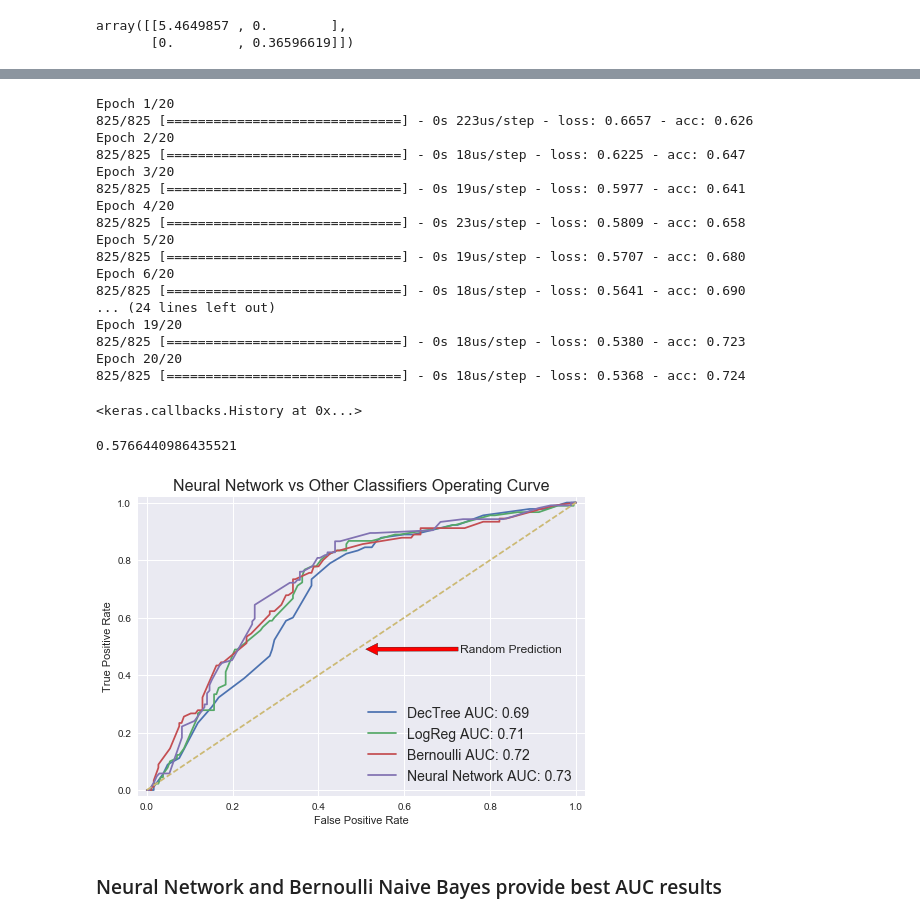
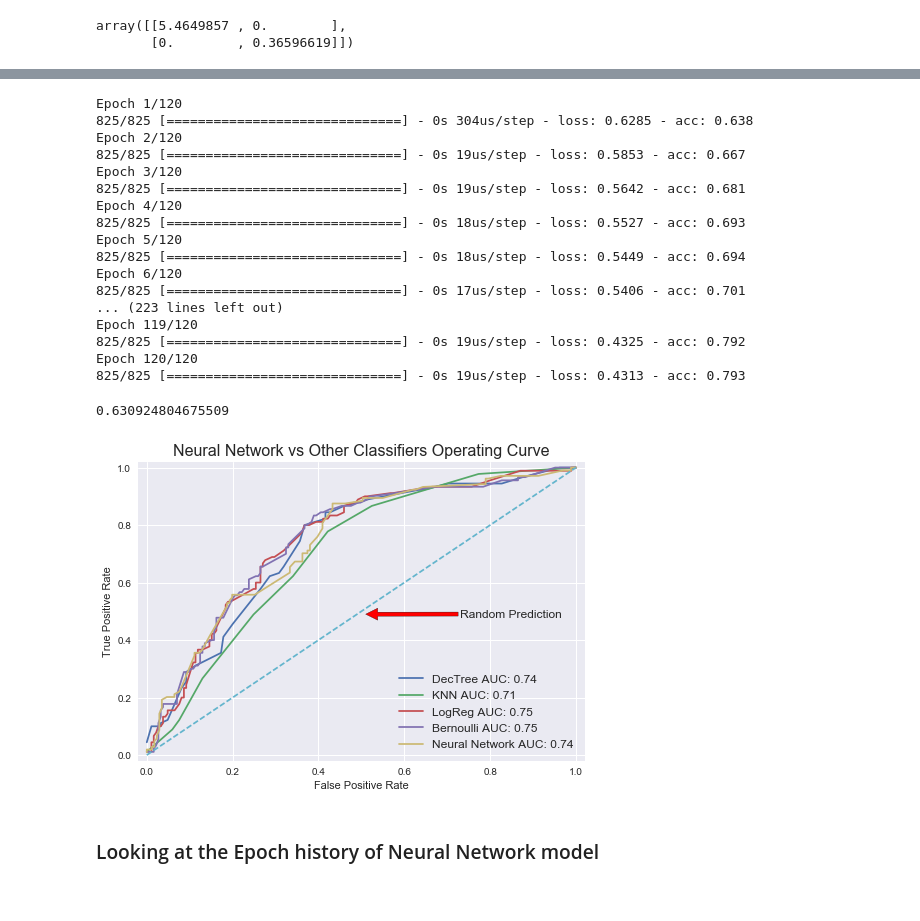
Before and after one commit to MichaelNormandyGavin/AutismScreening, a Jupyter notebook: Analysis.ipynb, the cells around one changed output, grey strips where cells are left out. Cells and saved outputs as stored; diff of their text form; code cells hidden in the pictures.

```diff
--- a/Analysis.ipynb
+++ b/Analysis.ipynb
@@ -405,3 +382,7 @@ knn.score(X_train,y_train)
+# %%
+knn_pred_proba = knn.predict_proba(X_test)
+knn_fp, knn_tp, knn_thresholds = roc_curve(y_test,knn_pred_proba[:,1])
+knn_AUC = round(roc_auc_score(y_test,knn_pred_proba[:,1]),2)
 # %%
 knn.score(X_test,y_test)
 # %% [output]
@@ -551,53 +533,53 @@ model.add(Dense(2,activation='softmax'))
 # %%
 model.compile(optimizer='rmsprop',loss='binary_crossentropy',metrics=['accuracy'])
 # %%
-model.fit(nnX_train,nny_train,batch_size=40,epochs=20)
+model_training = model.fit(nnX_train,nny_train,batch_size=40,epochs=120)
 # %% [output]
-Epoch 1/20
-825/825 [==============================] - 0s 223us/step - loss: 0.6657 - acc: 0.626
-Epoch 2/20
-825/825 [==============================] - 0s 18us/step - loss: 0.6225 - acc: 0.647
-Epoch 3/20
-825/825 [==============================] - 0s 19us/step - loss: 0.5977 - acc: 0.641
-Epoch 4/20
-825/825 [==============================] - 0s 23us/step - loss: 0.5809 - acc: 0.658
-Epoch 5/20
-825/825 [==============================] - 0s 19us/step - loss: 0.5707 - acc: 0.680
-Epoch 6/20
-825/825 [==============================] - 0s 18us/step - loss: 0.5641 - acc: 0.690
-... (24 lines left out)
-Epoch 19/20
-825/825 [==============================] - 0s 18us/step - loss: 0.5380 - acc: 0.723
-Epoch 20/20
-825/825 [==============================] - 0s 18us/step - loss: 0.5368 - acc: 0.724
+Epoch 1/120
+825/825 [==============================] - 0s 304us/step - loss: 0.6285 - acc: 0.638
+Epoch 2/120
+825/825 [==============================] - 0s 19us/step - loss: 0.5853 - acc: 0.667
+Epoch 3/120
+825/825 [==============================] - 0s 19us/step - loss: 0.5642 - acc: 0.681
+Epoch 4/120
+825/825 [==============================] - 0s 18us/step - loss: 0.5527 - acc: 0.693
+Epoch 5/120
+825/825 [==============================] - 0s 18us/step - loss: 0.5449 - acc: 0.694
+Epoch 6/120
+825/825 [==============================] - 0s 17us/step - loss: 0.5406 - acc: 0.701
+... (223 lines left out)
+Epoch 119/120
+825/825 [==============================] - 0s 19us/step - loss: 0.4325 - acc: 0.792
+Epoch 120/120
+825/825 [==============================] - 0s 19us/step - loss: 0.4313 - acc: 0.793
-<keras.callbacks.History at 0x...>
 # %%
 positive_preds = model.predict(nnX_test)
 # %%
 log_loss(positive_preds[:,1],nny_test[:,1])
 # %% [output]
-0.5766440986435521
+0.630924804675509
 # %%
 nn_fpr, nn_tpr, nn_thresh = roc_curve(nny_test[:,1],positive_preds[:,1])
 # %%
 t_AUC = round(roc_auc_score(y_test,tree_y_pred_proba[0:,1]),2)
 log_AUC = round(roc_auc_score(y_test,y_logreg_pred_proba[0:,1]),2)
 nn_AUC = round(roc_auc_score(nny_test[:,1],positive_preds[:,1]),2)
 
 ax = plt.plot(fp_t,tp_t,label="DecTree AUC: {}".format(t_AUC))
-ax = plt.plot(fp,tp,label="LogReg AUC: {}".format(log_AUC))
+ax = plt.plot(knn_fp,knn_tp,label="KNN AUC: {}".format(knn_AUC))
+ax = plt.plot(log_fp,log_tp,label="LogReg AUC: {}".format(log_AUC))
 ax = plt.plot(bern_fp,bern_tp,label="Bernoulli AUC: {}".format(bern_AUC))
 ax = plt.plot(nn_fpr,nn_tpr,label="Neural Network AUC: {}".format(nn_AUC))
 ax = plt.plot([0,1],[0,1],linestyle='--')
 
 plt.xlabel('False Positive Rate')
 plt.ylabel('True Positive Rate')
-plt.legend(loc=0,fontsize=14)
+plt.legend(loc=0,fontsize=12)
 plt.title('Neural Network vs Other Classifiers Operating Curve',fontsize=16)
 plt.margins(0.02)
 plt.annotate("Random Prediction",xy=(.51,.49),xytext=(.73,.48),arrowprops={'facecolor':'red'})
 plt.show()
 # %% [output]
-[figure, old version]
+[figure, new version]
-# %% [markdown]
-### Neural Network and Bernoulli Naive Bayes provide best AUC results
+# %% [markdown]
+### Looking at the Epoch history of Neural Network model
```
Also changed, not shown: parts of 30 cells of this notebook, 1 other file.
